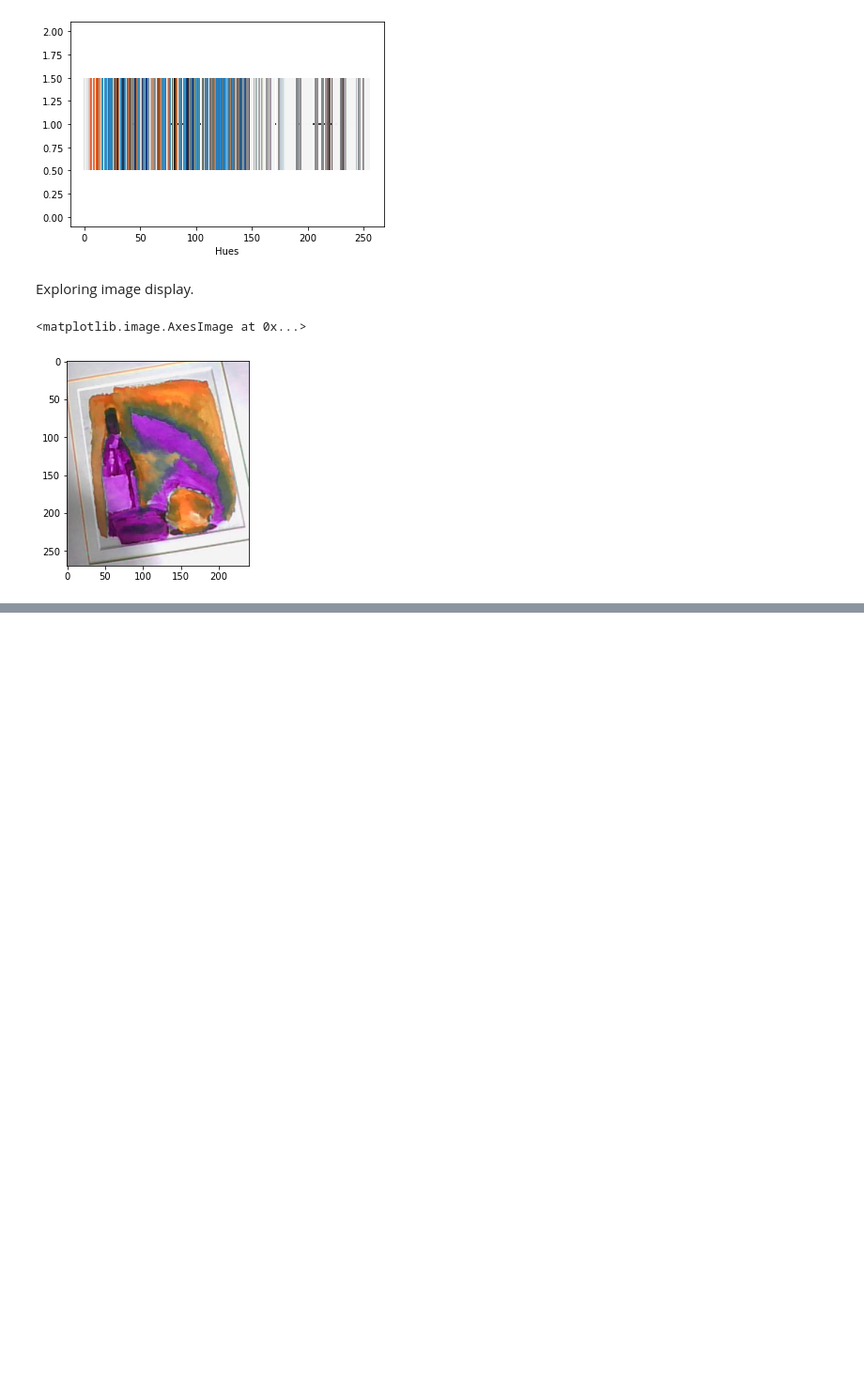
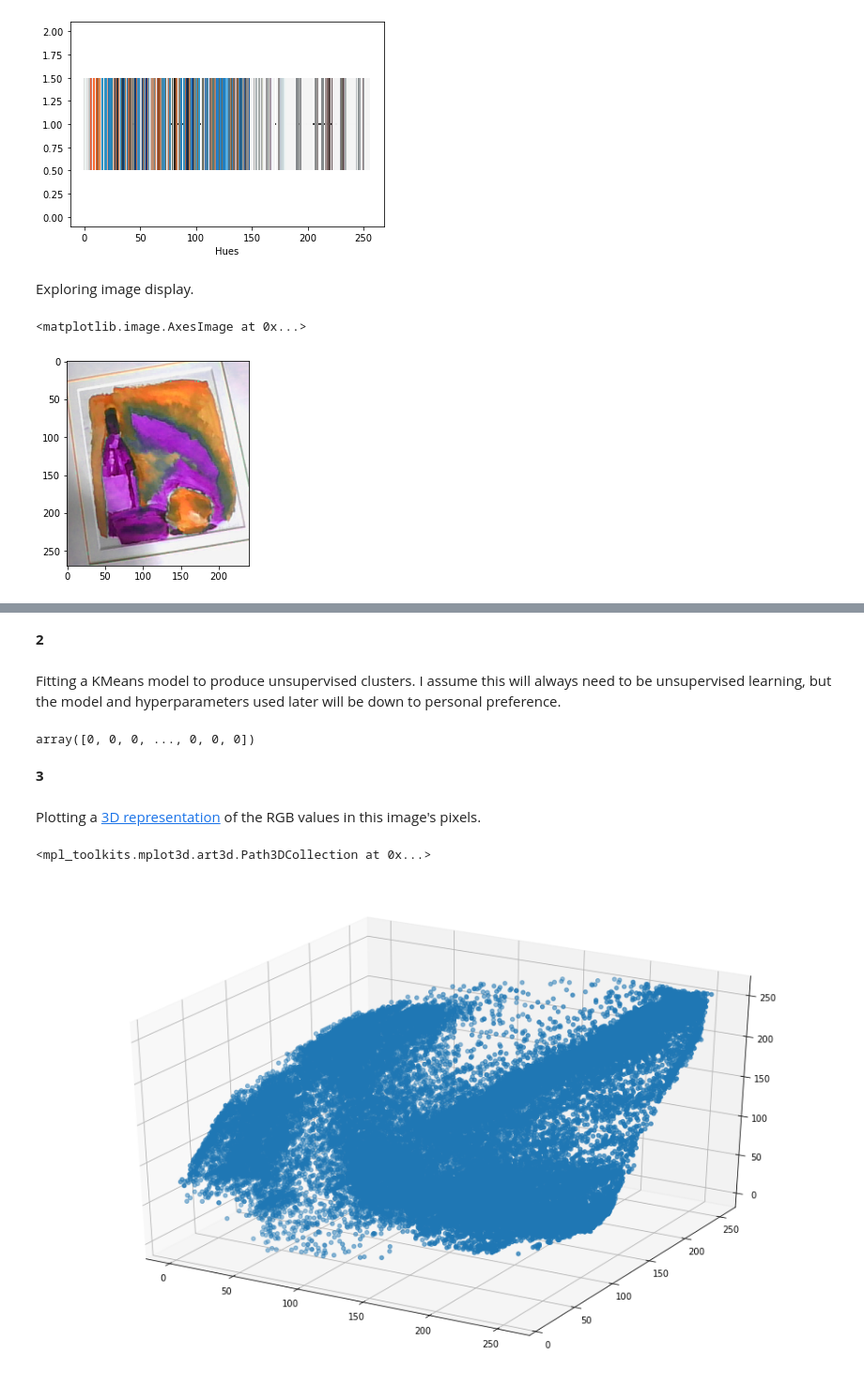
Before and after one commit to Windblown-Marionette/photo-palette, a Jupyter notebook: project-notebook.ipynb, the cells around one changed output, grey strips where cells are left out. Shown: that part at 94% size. Saved outputs shown, nothing was run; the diff lists cells and outputs as text; code cells hidden in the pictures; blank space fills up the shorter version.

Commit message:
making progress in RGB space clustering

```diff
--- a/project-notebook.ipynb
+++ b/project-notebook.ipynb
@@ -365,0 +371,2 @@ Find a grouping method that gives great results.
+# %%
+image = cv.imread('data/capturecopy2.png')
@@ -365,0 +375,2 @@ Find a grouping method that gives great results.
+# %%
+image = cv.cvtColor(image, cv.COLOR_BGR2RGB)
@@ -365,0 +401,3 @@ Find a grouping method that gives great results.
+# %%
+image = image.reshape(270*240, 3)
+image.shape
@@ -365,0 +410,22 @@ Find a grouping method that gives great results.
+# %% [markdown]
+**2**
+# %% [markdown]
+Fitting a KMeans model to produce unsupervised clusters. I assume this will always need to be unsupervised learning, but the model and hyperparameters used later will be down to personal preference.
+# %%
+kmeans_model = KMeans(n_clusters = 6, random_state = 0)
+kmeans_model.fit(X = image)
+kmeans_model.predict(image)
+# %% [output]
+array([0, 0, 0, ..., 0, 0, 0])
+# %% [markdown]
+**3**
+# %% [markdown]
+Plotting a [3D representation](https://www.geeksforgeeks.org/3d-scatter-plotting-in-python-using-matplotlib/) of the RGB values in this image's pixels.
+# %%
+fig = plt.figure(figsize = [16,10])
+ax = plt.axes(projection = '3d')
+
+ax.scatter3D(xs = image[:, 0], ys = image[:, 1], zs = image[:, 2])
+# %% [output]
+<mpl_toolkits.mplot3d.art3d.Path3DCollection at 0x...>
+[figure, added]
```
Also changed, not shown: parts of 11 cells of this notebook, 1 other file.
